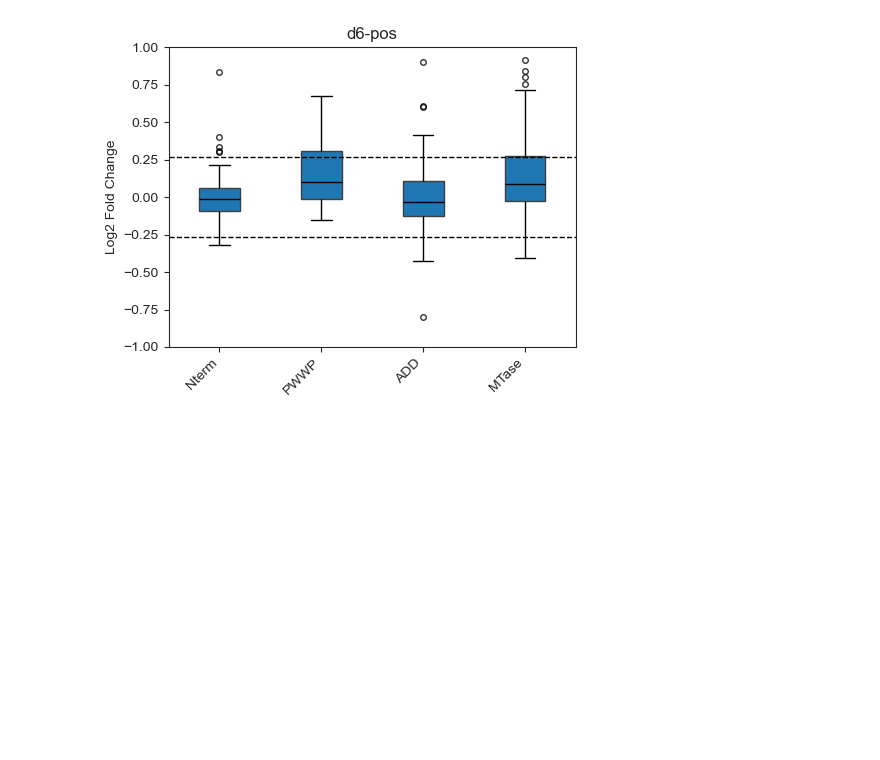
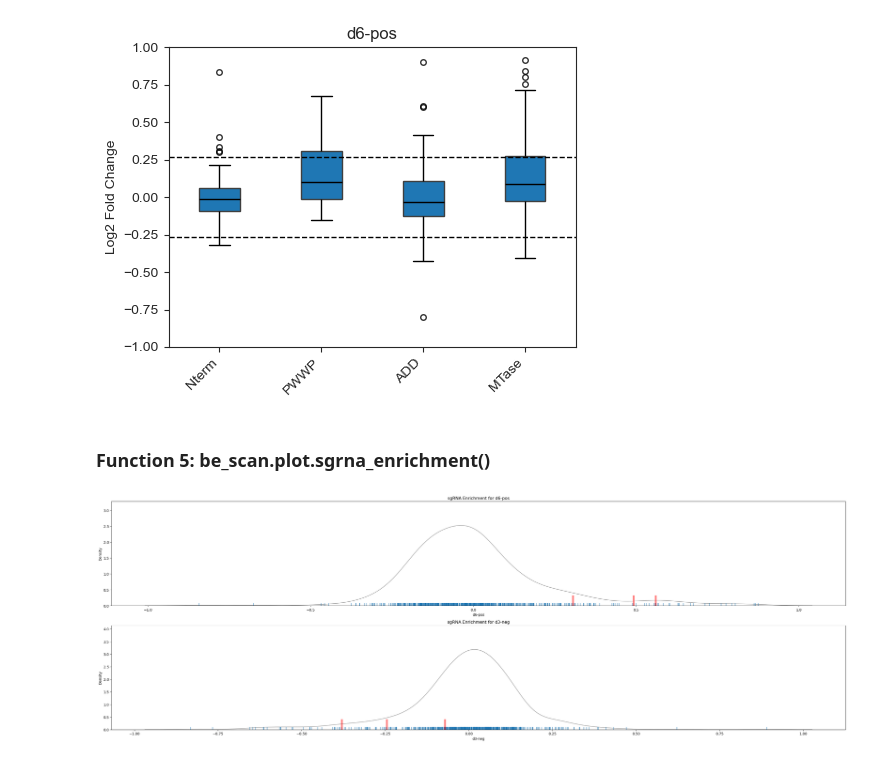
Before and after one commit to liaulab/be-scan, a Jupyter notebook: docs/source/notebooks/tutorial.ipynb, the cells around one changed output. Saved outputs shown, nothing was run; the diff lists cells and outputs as text; code cells hidden in the pictures; blank space fills up the shorter version.

Commit message:
fixed another sgrna enrichment bud

```diff
--- a/docs/source/notebooks/tutorial.ipynb
+++ b/docs/source/notebooks/tutorial.ipynb
@@ -446,3 +446,19 @@ be_scan.plot.boxplot(df_filepath  = plot_file, # data
 )
 # %% [output]
 [figure]
+# %% [markdown]
+### Function 5: be_scan.plot.sgrna_enrichment()
+# %%
+import be_scan
+
+be_scan.plot.sgrna_enrichment(df_filepath  = plot_file, # data
+                              comparisons  = ['d6-pos', 'd3-neg'],  # name of a column in data, each column is a graph
+                              highlight=True, highlight_col='sgRNA_ID', highlight_vals=['DNMT3A2_149', 'DNMT3A2_150', 'DNMT3A2_151'],
+
+                              savefig = False,
+                              rugplot_kws={'height':10.0, 'color':'black', 'linewidth':2, 'alpha':0.05},
+                              highlight_rugplot_kws={'height':0.1, 'color':'red', 'linewidth':5, 'alpha':0.5},
+
+        )
+# %% [output]
+[figure, added]
```
Also changed, not shown: parts of 1 cell of this notebook, 1 other file.
